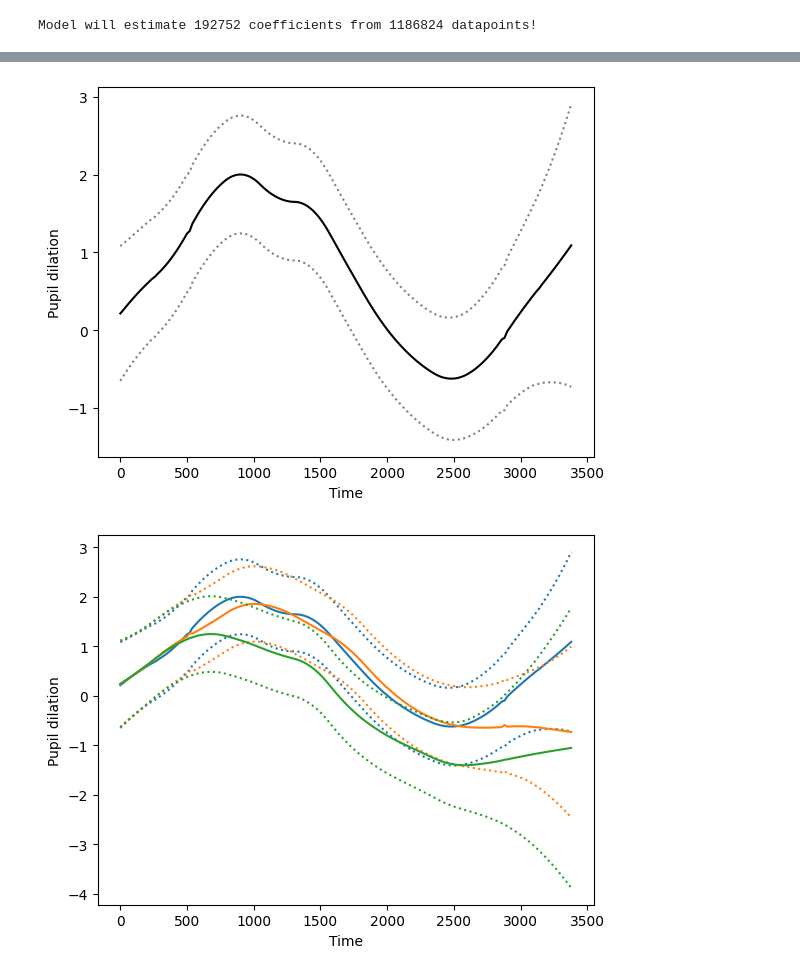
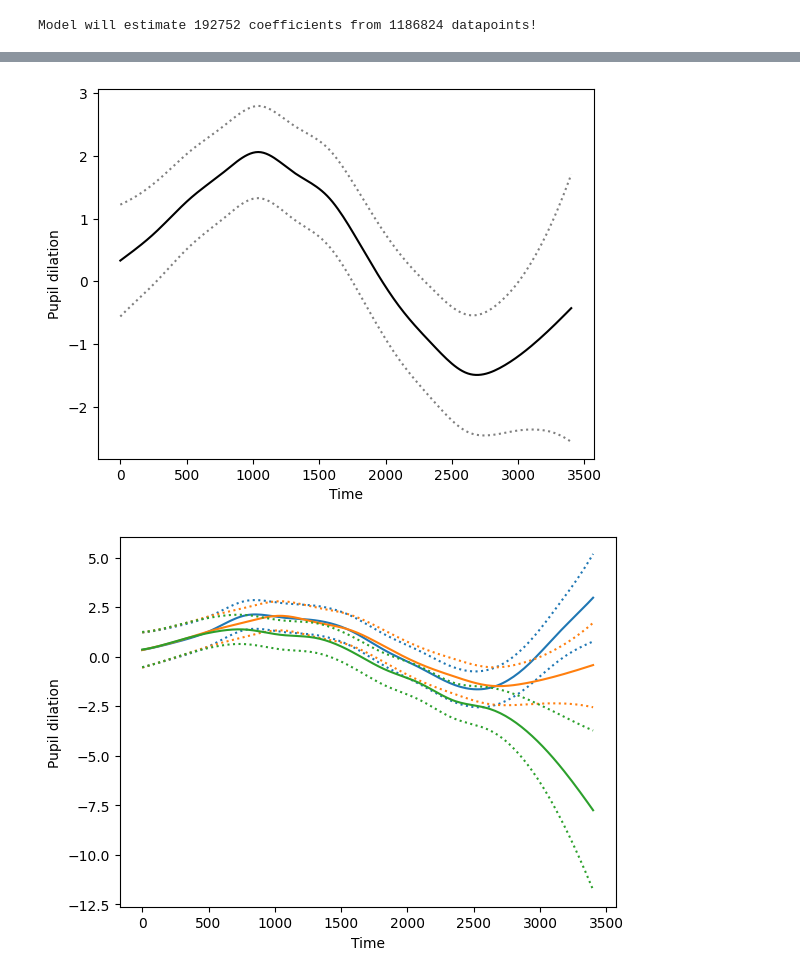
Before and after one commit to JoKra1/mssm, a Jupyter notebook: 1) GAMMs.ipynb, the cells around one changed output, grey strips where cells are left out. Saved outputs shown, nothing was run; the diff lists cells and outputs as text; code cells hidden in the pictures.

```diff
--- a/1) GAMMs.ipynb
+++ b/1) GAMMs.ipynb
@@ -29,11 +29,11 @@ formula = utils.Formula(lhs=utils.lhs("Pupil"),
                         terms=[utils.i(),
                                utils.l(["cond"]),
                                utils.f(["Time"],nk=15,penalty=[utils.PenType.DIFFERENCE],
-                                                      pen_kwargs=[{"m":2}],by="cond",identifiable=False),
+                                                      pen_kwargs=[{"m":2}],by="cond"),
                                utils.f(["Time"],nk=15,by="Subject",id=1,penalty=[utils.PenType.DIFFERENCE,utils.PenType.IDENTITY],
-                                                      pen_kwargs=[{"m":3},{}],identifiable=False),
+                                                      pen_kwargs=[{"m":3},{}]),
                                utils.f(["Time"],nk=15,by="sub_trial",id=1,penalty=[utils.PenType.DIFFERENCE,utils.PenType.IDENTITY],
-                                                      pen_kwargs=[{"m":3},{}],identifiable=False),
+                                                      pen_kwargs=[{"m":3},{}]),
                                utils.ri("Subject"),
                                utils.ri("sub_trial")],
                         series_id = "sub_trial",
@@ -48,4 +48,4 @@ print(f"Model will estimate {model.formula.n_coef} coefficients from {len(model.
 Model will estimate 192752 coefficients from 1186824 datapoints!
 # %%
 # Fit the model
-model.fit()
+model.fit(5)
@@ -87,7 +105,7 @@ plt.show()
 # %%
 # Prediction for one condition
-time_pred = [t for t in range(0,3400,20)]
-new_dat = pd.DataFrame({"cond":["W" for _ in range(len(time_pred))],
+time_pred = [t for t in range(0,3420,20)]
+new_dat = pd.DataFrame({"cond":["PW" for _ in range(len(time_pred))],
                         "Time":time_pred,
                         "Subject":["sub1" for _ in range(len(time_pred))],
                         "sub_trial":["sub1.101" for _ in range(len(time_pred))]})
@@ -102,31 +120,31 @@ plt.xlabel("Time")
 plt.ylabel("Pupil dilation")
 plt.show()
 # %% [output]
-[figure, old version]
+[figure, new version]
 # %%
 # Prediction for all conditions
 nc = 10
 colors = [cmx.tab20(x) for x in np.linspace(0.0,min(0.1*nc,1.0),nc)]
 
 # Condition fixed effects
 for ci,c in enumerate(["W","PW","NW"]):
     # Set up some new data for prediction
-    time_pred = [t for t in range(0,3400,20)]
+    time_pred = [t for t in range(0,3420,20)]
     new_dat = pd.DataFrame({"cond":[c for _ in range(len(time_pred))],
                             "Time":time_pred,
                             "Subject":["sub1" for _ in range(len(time_pred))],
                             "sub_trial":["sub1.101" for _ in range(len(time_pred))]})
 
     # Make prediction using random smooth terms only
     pred,_,b = model.predict([0,1,2],new_dat,ci=True,alpha=0.05)
     plt.plot(time_pred,pred,color=colors[ci])
     plt.plot(time_pred,pred+b,color=colors[ci], linestyle='dotted')
     plt.plot(time_pred,pred-b,color=colors[ci], linestyle='dotted')
 
 plt.xlabel("Time")
 plt.ylabel("Pupil dilation")
 plt.show()
 # %% [output]
-[figure, old version]
+[figure, new version]
 # %%
 # Difference predictions between two conditions
```
Also changed, not shown: parts of 6 cells of this notebook, 1 other file.
